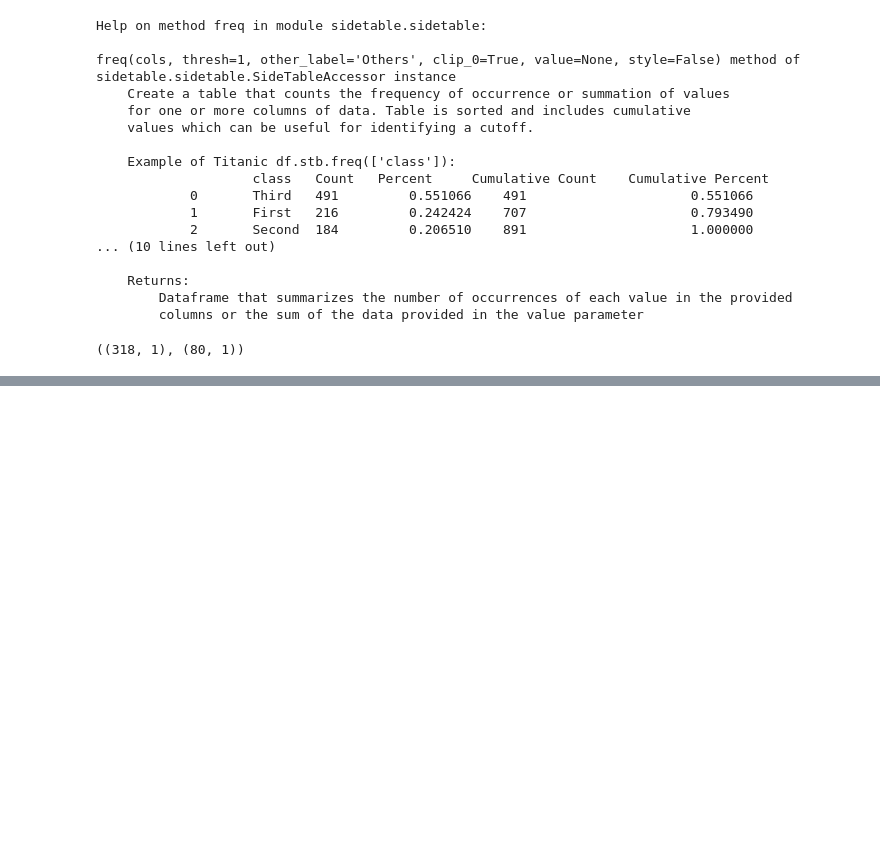
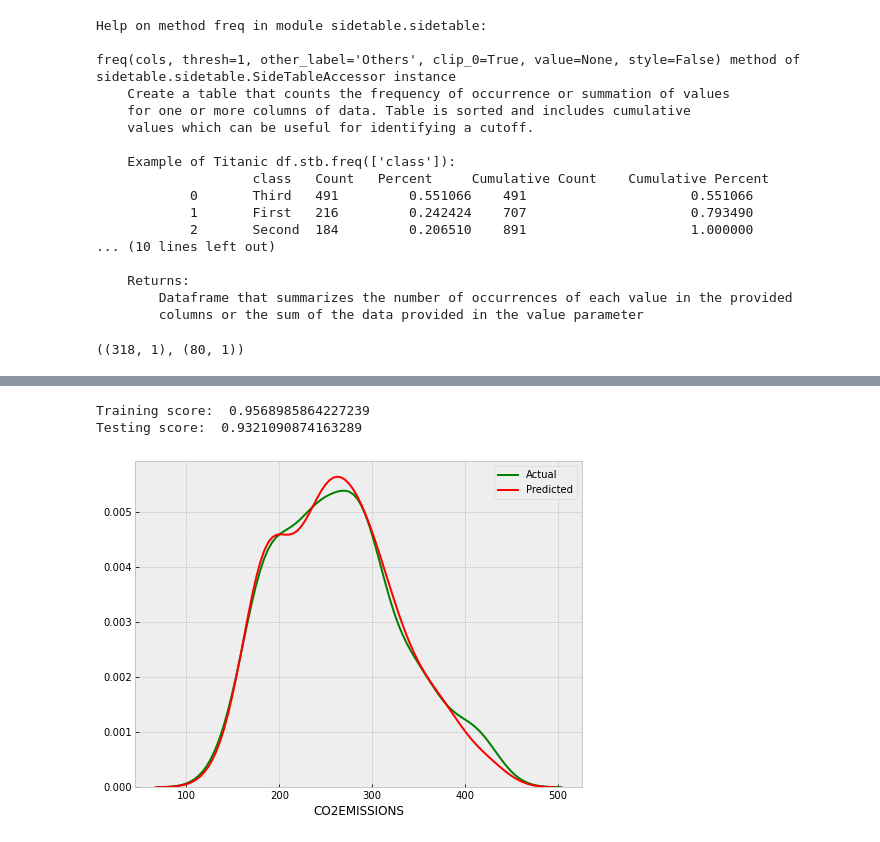
Before and after one commit to omotayo-alade/Scripts_Notebooks, a Jupyter notebook: notebooks/machine_learning.ipynb, the cells around one changed output, grey strips where cells are left out. Saved outputs shown, nothing was run; the diff lists cells and outputs as text; code cells hidden in the pictures; blank space fills up the shorter version.

```diff
--- a/notebooks/machine_learning.ipynb
+++ b/notebooks/machine_learning.ipynb
@@ -537,0 +690,2 @@ sns.distplot(y_pred, hist=False, color='r', label='Predicted', ax=ax)
+# %%
+df = pd.read_csv('../datasets/fuel_consumption.csv')
@@ -537,0 +728,11 @@ sns.distplot(y_pred, hist=False, color='r', label='Predicted', ax=ax)
+# %%
+X = df.select_dtypes(include=['float64', 'int64']).drop('CO2EMISSIONS', axis=1)
+Y = df['CO2EMISSIONS']
+# %%
+build_rmodel(X, Y, 0.2, SimpleImputer(strategy='mean'),
+             StandardScaler(), 3,
+             LinearRegression(normalize=False))
+# %% [output]
+Training score:  0.9568985864227239
+Testing score:  0.9321090874163289
+[figure, added]
```
Also changed, not shown: parts of 42 cells of this notebook.
